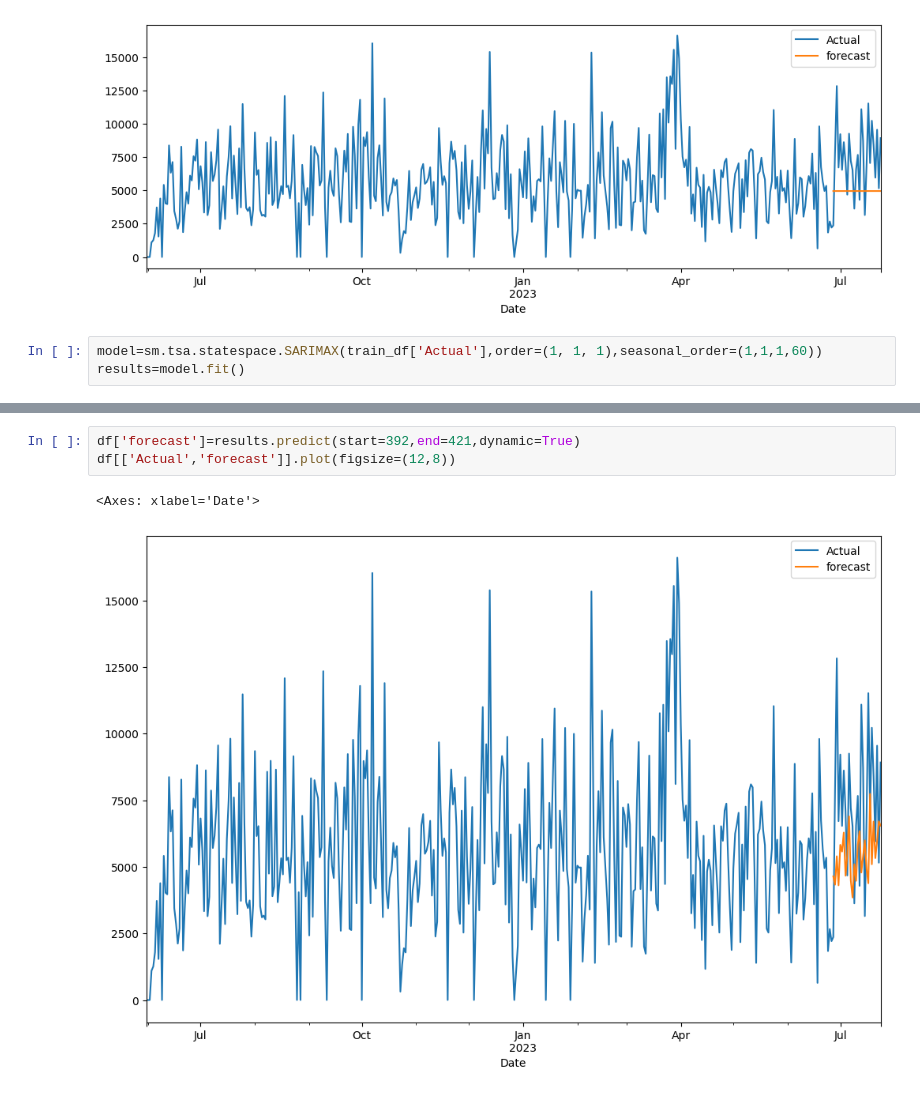
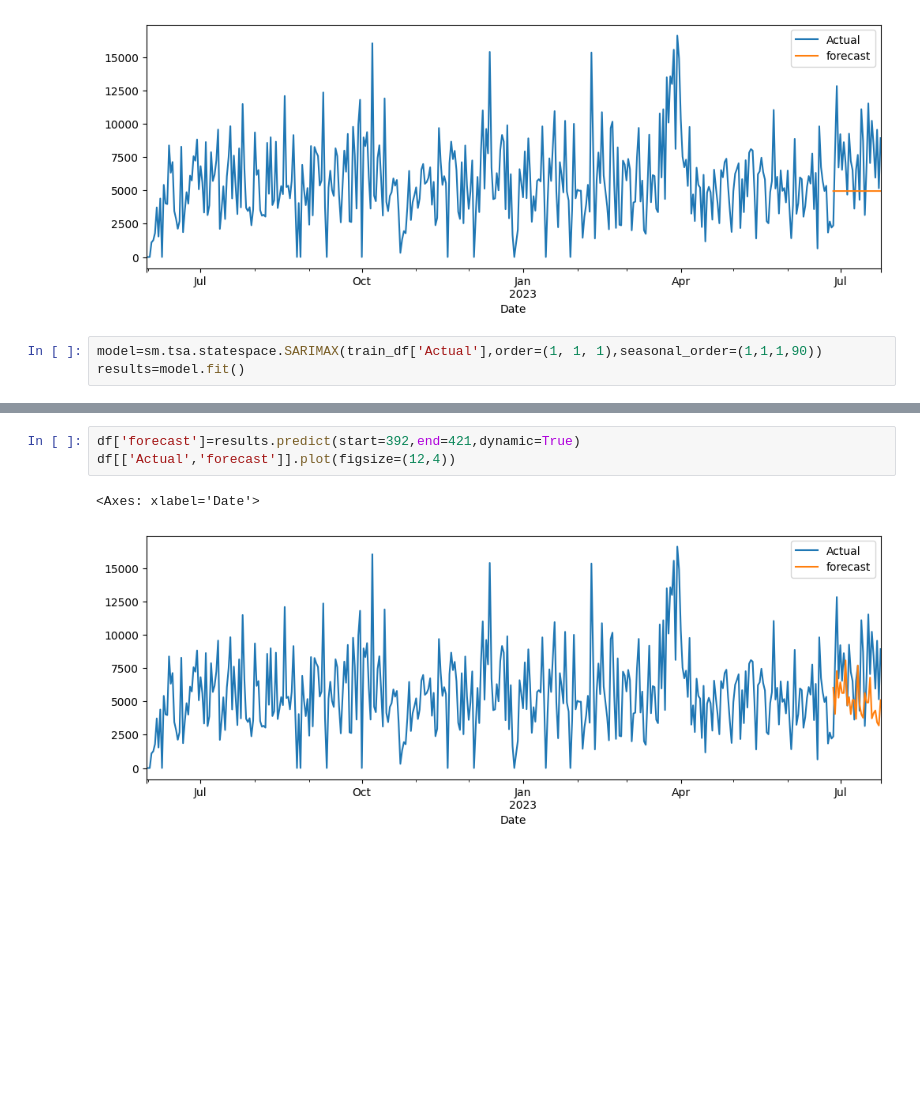
Before and after one commit to Genesis801/Time_Series_Forecasting, a Jupyter notebook: notebooks/work.ipynb, the cells around one changed output, grey strips where cells are left out. Saved outputs shown, nothing was run; the diff lists cells and outputs as text; blank space fills up the shorter version.

Commit message:
Hyperparameters tuned and SARIMAX updated

```diff
--- a/notebooks/work.ipynb
+++ b/notebooks/work.ipynb
@@ -308,7 +322,7 @@ df[['Actual','forecast']].plot(figsize=(12,4))
 <Axes: xlabel='Date'>
 [figure]
 # %%
-model=sm.tsa.statespace.SARIMAX(train_df['Actual'],order=(1, 1, 1),seasonal_order=(1,1,1,60))
+model=sm.tsa.statespace.SARIMAX(train_df['Actual'],order=(1, 1, 1),seasonal_order=(1,1,1,90))
 results=model.fit()
 # %%
 results.summary()
@@ -337,6 +351,6 @@ Warnings:
 # %%
 df['forecast']=results.predict(start=392,end=421,dynamic=True)
-df[['Actual','forecast']].plot(figsize=(12,8))
+df[['Actual','forecast']].plot(figsize=(12,4))
 # %% [output]
 <Axes: xlabel='Date'>
-[figure, old version]
+[figure, new version]
```
Also changed, not shown: parts of 17 cells of this notebook.
